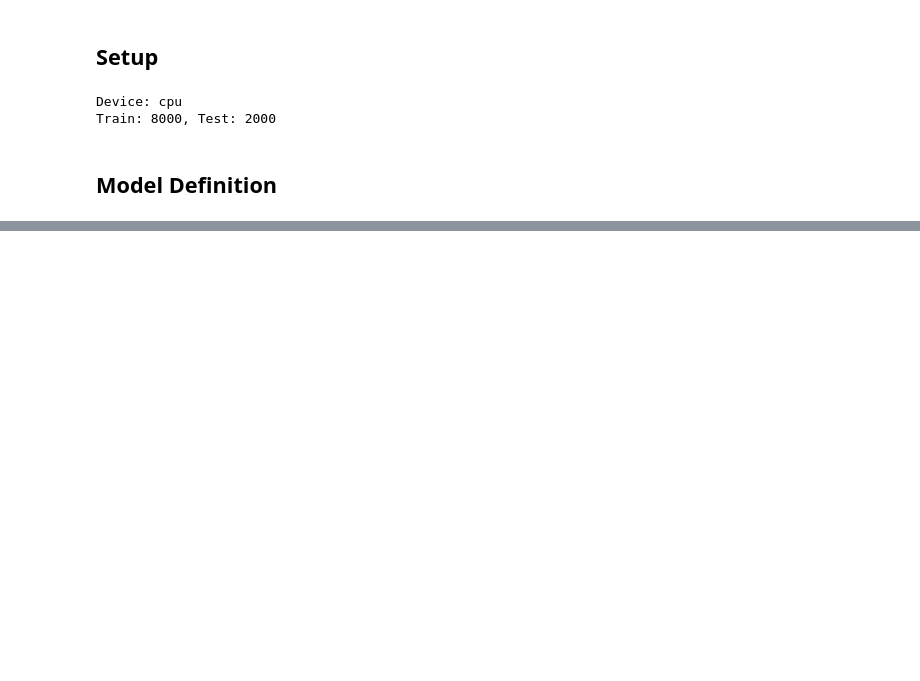
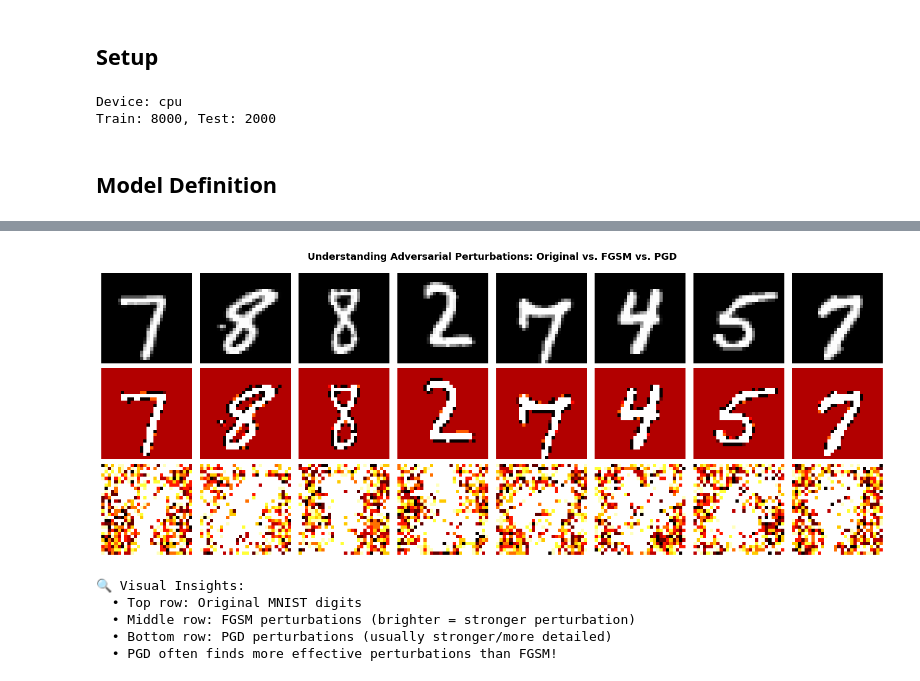
Before and after one commit to ELTE-DSED/Intro-Data-Security, a Jupyter notebook: module_08_defenses/Lab_8b_Federated_Learning_and_Adversarial_Training.ipynb, the cells around one changed output, grey strips where cells are left out. Saved outputs shown, nothing was run; the diff lists cells and outputs as text; code cells hidden in the pictures; blank space fills up the shorter version.

```diff
--- a/module_08_defenses/Lab_8b_Federated_Learning_and_Adversarial_Training.ipynb
+++ b/module_08_defenses/Lab_8b_Federated_Learning_and_Adversarial_Training.ipynb
@@ -363,0 +245,19 @@ Combine FL + DP + adversarial training. Evaluate privacy and robustness together
+# %%
+def fgsm_attack(model, data, target, epsilon=0.1):
+    """Fast Gradient Sign Method (FGSM) attack.
+
+    Generates adversarial examples by moving input in the direction of the gradient sign.
+    Args:
+        model: Target model
+        data: Input samples
+        target: True labels
+        epsilon: Attack strength (perturbation magnitude)
+    """
+    data.requires_grad = True
+    output = model(data)
+    loss = nn.CrossEntropyLoss()(output, target)
+    model.zero_grad()
+    loss.backward()
+    data_grad = data.grad.data
+    perturbed = data + epsilon * data_grad.sign()  # Move in gradient direction
+    return torch.clamp(perturbed, -3, 3).detach()  # Clip to valid image range and detach
@@ -363,0 +299,54 @@ Combine FL + DP + adversarial training. Evaluate privacy and robustness together
+# %%
+# Visualize what adversarial perturbations look like
+with torch.no_grad():
+    sample_loader = DataLoader(test_data, batch_size=8, shuffle=True)
+    sample_data, sample_targets = next(iter(sample_loader))
+    sample_data, sample_targets = sample_data.to(device), sample_targets.to(device)
+
+fig, axes = plt.subplots(3, 8, figsize=(15, 6))
+
+# Use baseline model for attacks
+baseline_model = SmallCNN().to(device)
+baseline_model.load_state_dict(global_model.state_dict())
+
+for i in range(8):
+    # Original image
+    orig_img = sample_data[i].detach().cpu().squeeze().numpy()
+    axes[0, i].imshow(orig_img, cmap='gray')
+    axes[0, i].axis('off')
+    if i == 0:
+        axes[0, i].set_ylabel('Original', fontsize=10, fontweight='bold')
+
+    # FGSM attack
+    fgsm_adv = fgsm_attack(baseline_model, sample_data[i:i+1], sample_targets[i:i+1], epsilon=0.15).detach().cpu().squeeze().numpy()
+    perturbation_fgsm = np.abs(fgsm_adv - orig_img)
+    axes[1, i].imshow(perturbation_fgsm, cmap='hot')
+    axes[1, i].axis('off')
+    if i == 0:
+        axes[1, i].set_ylabel('FGSM\nPerturbation', fontsize=10, fontweight='bold')
+
+    # PGD attack
+    pgd_adv = pgd_attack(baseline_model, sample_data[i:i+1], sample_targets[i:i+1], epsilon=0.15, steps=20).detach().cpu().squeeze().numpy()
+    perturbation_pgd = np.abs(pgd_adv - orig_img)
+    axes[2, i].imshow(perturbation_pgd, cmap='hot')
+    axes[2, i].axis('off')
+    if i == 0:
+        axes[2, i].set_ylabel('PGD\nPerturbation', fontsize=10, fontweight='bold')
+
+fig.suptitle('Understanding Adversarial Perturbations: Original vs. FGSM vs. PGD',
+             fontsize=13, fontweight='bold', y=0.98)
+plt.tight_layout()
+plt.show()
+
+print("🔍 Visual Insights:")
+print("  • Top row: Original MNIST digits")
+print("  • Middle row: FGSM perturbations (brighter = stronger perturbation)")
+print("  • Bottom row: PGD perturbations (usually stronger/more detailed)")
+print("  • PGD often finds more effective perturbations than FGSM!")
+# %% [output]
+[figure, added]
+🔍 Visual Insights:
+  • Top row: Original MNIST digits
+  • Middle row: FGSM perturbations (brighter = stronger perturbation)
+  • Bottom row: PGD perturbations (usually stronger/more detailed)
+  • PGD often finds more effective perturbations than FGSM!
```
Also changed, not shown: parts of 40 cells of this notebook.
